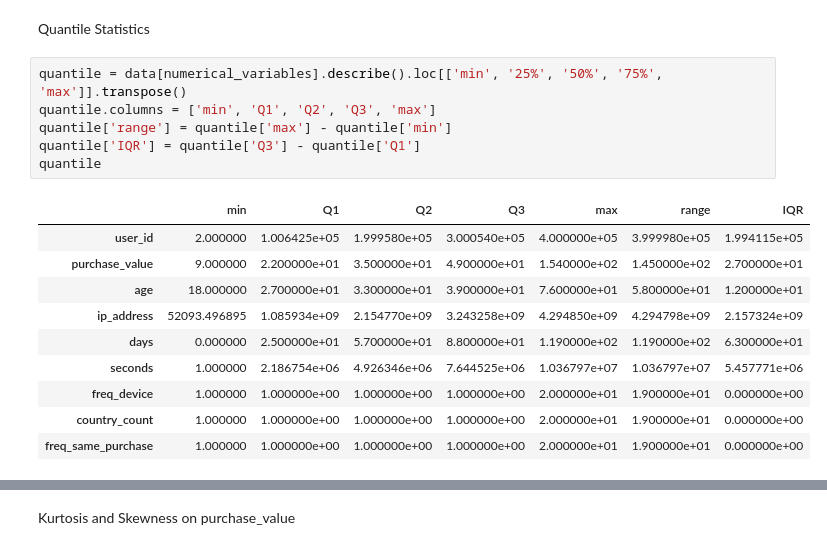
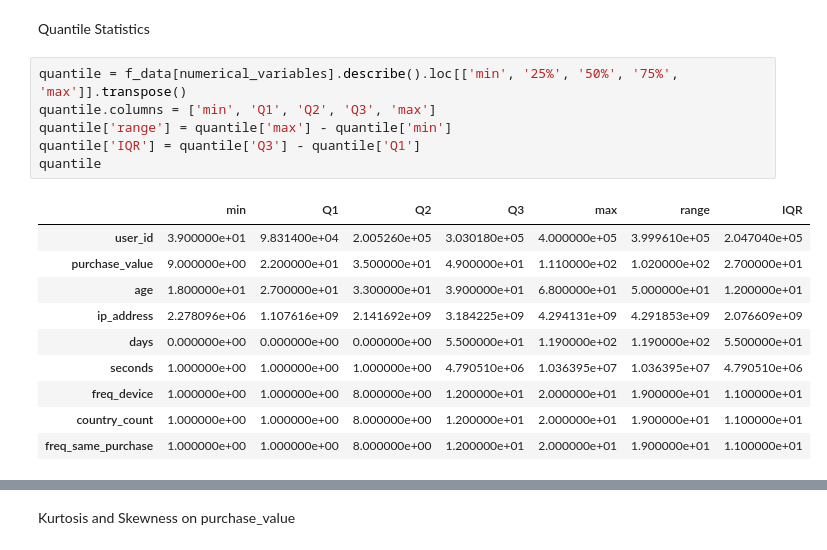
Before and after one commit to KohSiXing/BT4012-Fraud-Analytics, a Jupyter notebook: eda.ipynb, the cells around one changed output, grey strips where cells are left out. Cells and saved outputs as stored; diff of their text form.

```diff
--- a/eda.ipynb
+++ b/eda.ipynb
@@ -140,19 +142,19 @@ MAE: 13.0
 # %% [markdown]
 Quantile Statistics
 # %%
-quantile = data[numerical_variables].describe().loc[['min', '25%', '50%', '75%', 'max']].transpose()
+quantile = f_data[numerical_variables].describe().loc[['min', '25%', '50%', '75%', 'max']].transpose()
 quantile.columns = ['min', 'Q1', 'Q2', 'Q3', 'max']
 quantile['range'] = quantile['max'] - quantile['min']
 quantile['IQR'] = quantile['Q3'] - quantile['Q1']
 quantile
 # %% [output]
 |  | min | Q1 | Q2 | Q3 | max | range | IQR |
-| user_id | 2.000000 | 1.006425e+05 | 1.999580e+05 | 3.000540e+05 | 4.000000e+05 | 3.999980e+05 | 1.994115e+05 |
-| purchase_value | 9.000000 | 2.200000e+01 | 3.500000e+01 | 4.900000e+01 | 1.540000e+02 | 1.450000e+02 | 2.700000e+01 |
-| age | 18.000000 | 2.700000e+01 | 3.300000e+01 | 3.900000e+01 | 7.600000e+01 | 5.800000e+01 | 1.200000e+01 |
-| ip_address | 52093.496895 | 1.085934e+09 | 2.154770e+09 | 3.243258e+09 | 4.294850e+09 | 4.294798e+09 | 2.157324e+09 |
-| days | 0.000000 | 2.500000e+01 | 5.700000e+01 | 8.800000e+01 | 1.190000e+02 | 1.190000e+02 | 6.300000e+01 |
-| seconds | 1.000000 | 2.186754e+06 | 4.926346e+06 | 7.644525e+06 | 1.036797e+07 | 1.036797e+07 | 5.457771e+06 |
-| freq_device | 1.000000 | 1.000000e+00 | 1.000000e+00 | 1.000000e+00 | 2.000000e+01 | 1.900000e+01 | 0.000000e+00 |
-| country_count | 1.000000 | 1.000000e+00 | 1.000000e+00 | 1.000000e+00 | 2.000000e+01 | 1.900000e+01 | 0.000000e+00 |
-| freq_same_purchase | 1.000000 | 1.000000e+00 | 1.000000e+00 | 1.000000e+00 | 2.000000e+01 | 1.900000e+01 | 0.000000e+00 |
+| user_id | 3.900000e+01 | 9.831400e+04 | 2.005260e+05 | 3.030180e+05 | 4.000000e+05 | 3.999610e+05 | 2.047040e+05 |
+| purchase_value | 9.000000e+00 | 2.200000e+01 | 3.500000e+01 | 4.900000e+01 | 1.110000e+02 | 1.020000e+02 | 2.700000e+01 |
+| age | 1.800000e+01 | 2.700000e+01 | 3.300000e+01 | 3.900000e+01 | 6.800000e+01 | 5.000000e+01 | 1.200000e+01 |
+| ip_address | 2.278096e+06 | 1.107616e+09 | 2.141692e+09 | 3.184225e+09 | 4.294131e+09 | 4.291853e+09 | 2.076609e+09 |
+| days | 0.000000e+00 | 0.000000e+00 | 0.000000e+00 | 5.500000e+01 | 1.190000e+02 | 1.190000e+02 | 5.500000e+01 |
+| seconds | 1.000000e+00 | 1.000000e+00 | 1.000000e+00 | 4.790510e+06 | 1.036395e+07 | 1.036395e+07 | 4.790510e+06 |
+| freq_device | 1.000000e+00 | 1.000000e+00 | 8.000000e+00 | 1.200000e+01 | 2.000000e+01 | 1.900000e+01 | 1.100000e+01 |
+| country_count | 1.000000e+00 | 1.000000e+00 | 8.000000e+00 | 1.200000e+01 | 2.000000e+01 | 1.900000e+01 | 1.100000e+01 |
+| freq_same_purchase | 1.000000e+00 | 1.000000e+00 | 8.000000e+00 | 1.200000e+01 | 2.000000e+01 | 1.900000e+01 | 1.100000e+01 |
```
Also changed, not shown: parts of 15 cells of this notebook.
